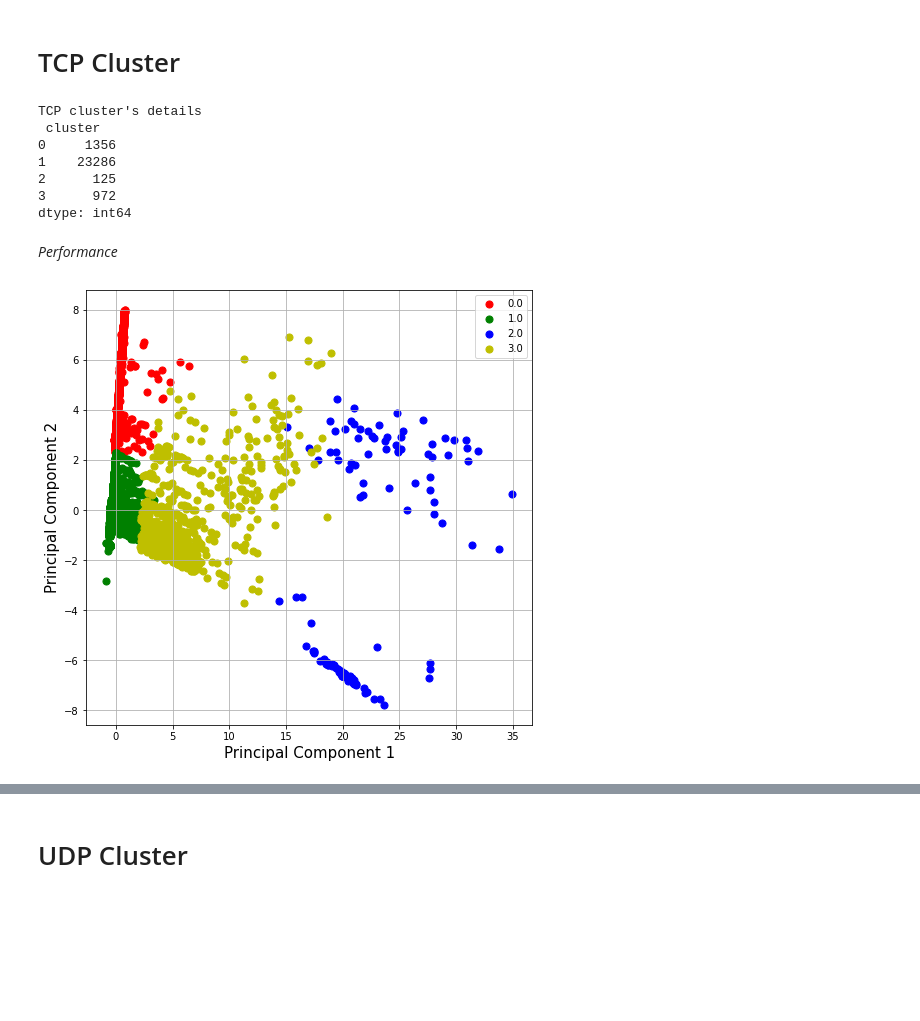
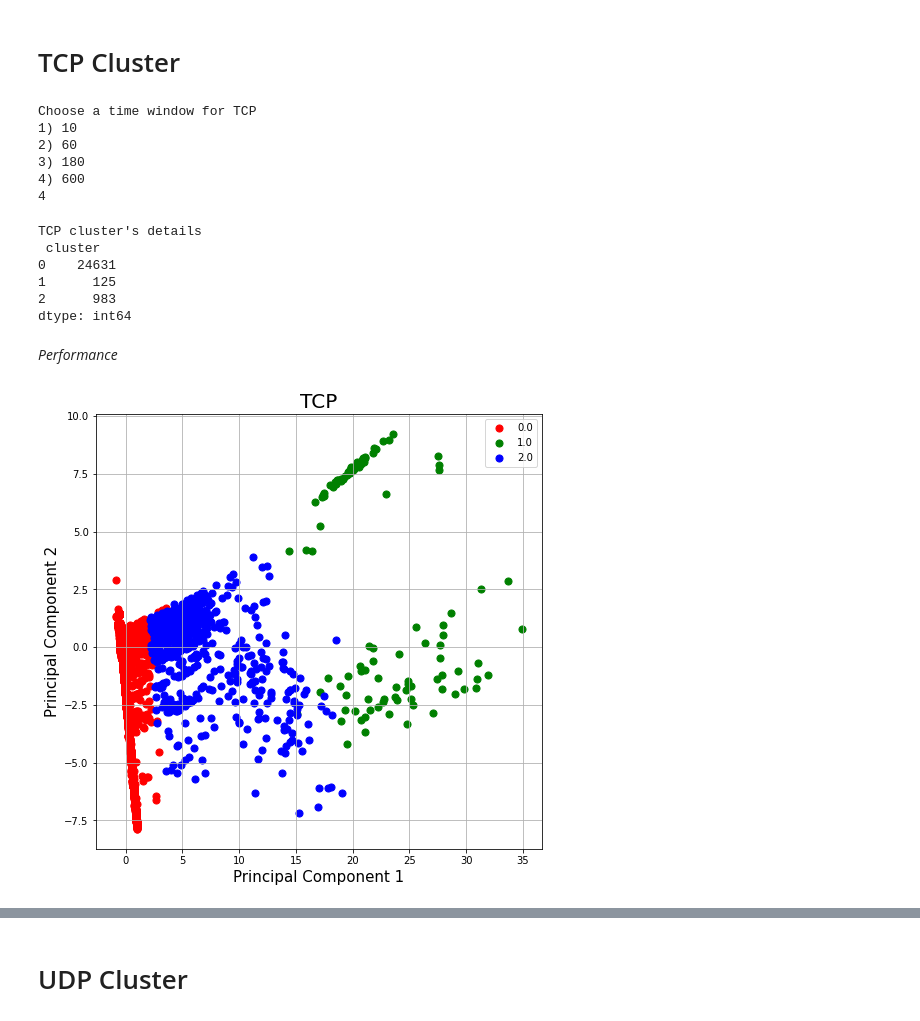
Before and after one commit to CyberSecLabBS/Honeypot_analysis, a Jupyter notebook: 3a_Progetto_Sicurezza_informatica_KMEANS.ipynb, the cells around one changed output, grey strips where cells are left out. Drawn from its saved outputs; the diff is of its cells as text; code cells hidden in the pictures; blank space fills up the shorter version.

```diff
--- a/3a_Progetto_Sicurezza_informatica_KMEANS.ipynb
+++ b/3a_Progetto_Sicurezza_informatica_KMEANS.ipynb
@@ -154,21 +133,50 @@ def cluster(df, features, _n_clusters=0.3):
 # %% [markdown]
 # TCP Cluster
+# %%
+#choose time window
+tcp_window=choose_window("TCP")
+
+#set file name
+file_tcp=TCP_FILE_NAME+"_"+str(tcp_window)+".csv"
+
+#read data
+data_tcp_original=read_data(file_tcp)
+
+#drop duplicates
+data_tcp_rm = data_tcp_original.drop_duplicates(subset=['user'])
+# %% [output]
+Choose a time window for TCP
+1) 10
+2) 60
+3) 180
+4) 600
+4
+# %%
+tcp_parameters={}
+
+#set parameters
+tcp_parameters[10]=Cluster_parameters(2)
+tcp_parameters[60]=Cluster_parameters(2)
+tcp_parameters[180]=Cluster_parameters(2) #1°
+tcp_parameters[600]=Cluster_parameters(2) #2°
 # %%
 #features for clustering
-#features=[feature9,feature11,feature16,feature17,feature18,feature19,feature20,feature21]
 features=[feature10,feature11,feature12,feature13,feature14,feature15,feature16,feature17,feature18,feature19,feature20,feature21]
 
-#rescaled_data_tcp_rm, tcp_labels, detail=cluster(data_tcp_rm, features, 2, 0.2, 5)
-rescaled_data_tcp_rm, tcp_labels, detail=cluster(data_tcp_rm, features, 4)
+if tcp_window in tcp_parameters.keys():
+  actual_param=tcp_parameters[tcp_window]
+  rescaled_data_tcp_rm, tcp_labels, detail, artificial_tcp=cluster(data_tcp_rm, features, actual_param.num_cluster)
+else:
+  print("There are no algorithm optimizations for this time window. Default parameters are used")
+  rescaled_data_tcp_rm, tcp_labels, detail=cluster(data_tcp_rm, features)
 
 print("TCP cluster's details\n", detail)
 # %% [output]
 TCP cluster's details
  cluster
-0     1356
-1    23286
-2      125
-3      972
+0    24631
+1      125
+2      983
 dtype: int64
 # %% [markdown]
 
@@ -176,11 +184,15 @@ dtype: int64
 # %%
 #remove not used data for clustering
 rescaled_data_tcp_rm.drop([feature1,feature2,feature3,feature4,feature5,feature6,feature7,feature9], axis = 1,inplace=True)
 
-#print clusters
-print_clusters(rescaled_data_tcp_rm, 4)
+if tcp_window in tcp_parameters.keys():
+  actual_param=tcp_parameters[tcp_window]
+  print_clusters(rescaled_data_tcp_rm, actual_param.num_cluster, "TCP")
+else:
+  print("There are no algorithm optimizations for this time window. Default parameters are used")
+  print_clusters(rescaled_data_tcp_rm)
 # %% [output]
-[figure, old version]
+[figure, new version]
 # %%
 score_tcp = silhouette_score(rescaled_data_tcp_rm,rescaled_data_tcp_rm['cluster'])
 print(score_tcp)
```
Also changed, not shown: parts of 33 cells of this notebook, 2 other files.
